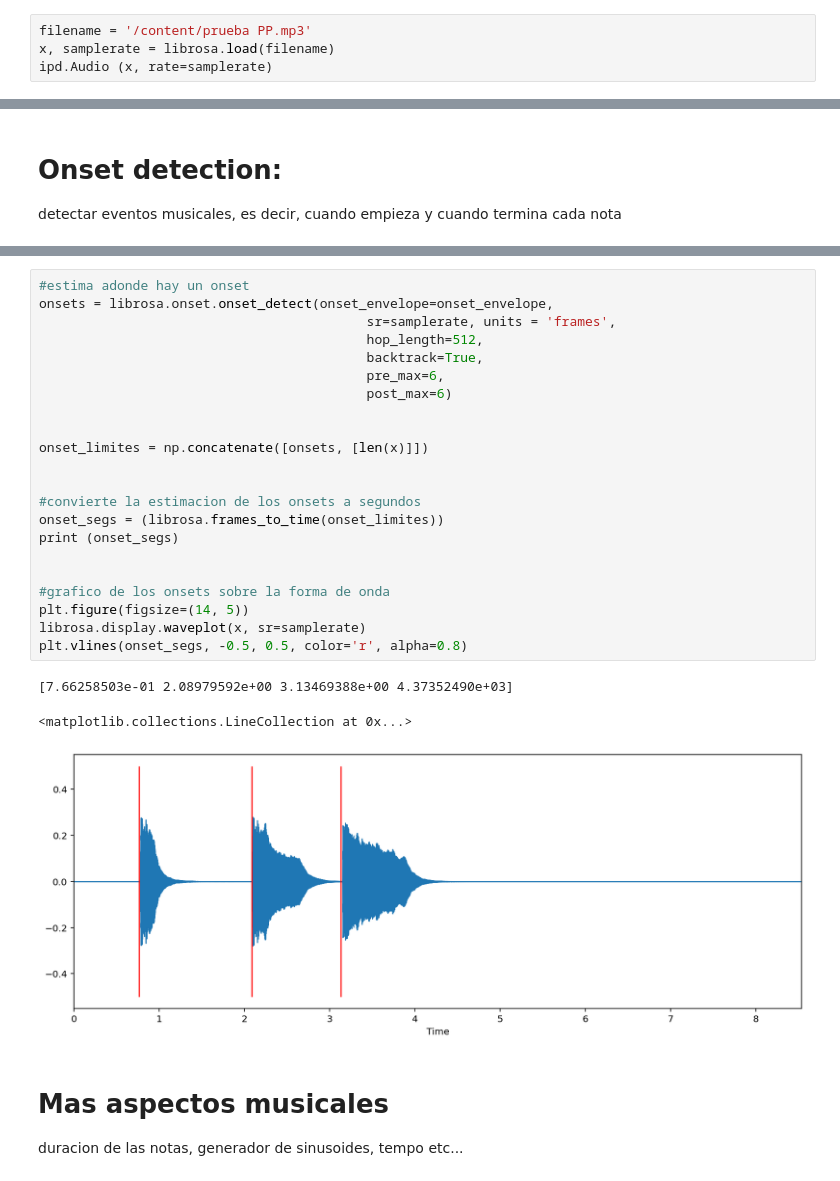
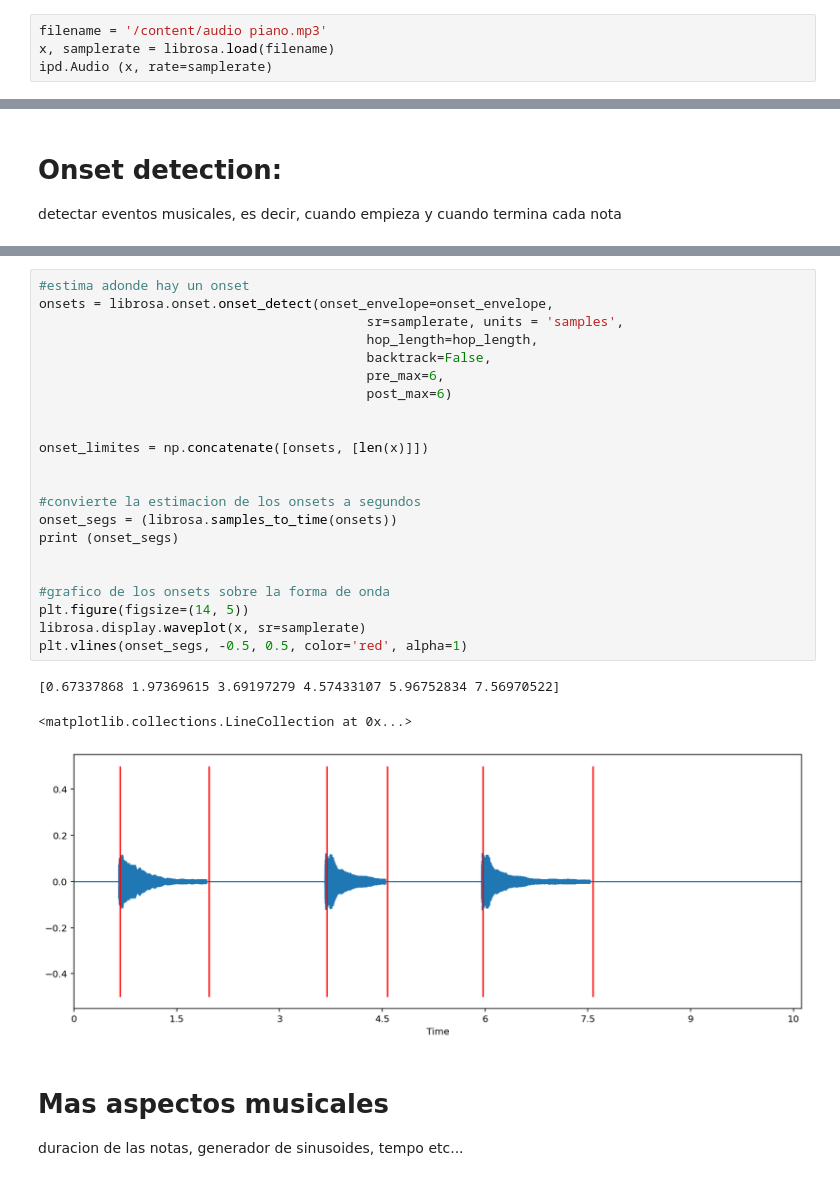
Before and after one commit to pedrogaldo/PERFECT-PITCH, a Jupyter notebook: PERFECT_PITCH.ipynb, the cells around one changed output, grey strips where cells are left out. Saved outputs shown, nothing was run; the diff lists cells and outputs as text.

```diff
--- a/PERFECT_PITCH.ipynb
+++ b/PERFECT_PITCH.ipynb
@@ -36,7 +36,7 @@ pre_post_max = 6
 # %% [markdown]
 # **Cargar audio:**
 # %%
-filename = '/content/prueba PP.mp3'
+filename = '/content/audio piano.mp3'
 x, samplerate = librosa.load(filename)
 ipd.Audio (x, rate=samplerate)
 # %% [output]
@@ -108,29 +89,29 @@ plt.xlim(0, len(onset_envelope))
 # %%
 #estima adonde hay un onset
 onsets = librosa.onset.onset_detect(onset_envelope=onset_envelope,
-                                          sr=samplerate, units = 'frames',
-                                          hop_length=512,
-                                          backtrack=True,
+                                          sr=samplerate, units = 'samples',
+                                          hop_length=hop_length,
+                                          backtrack=False,
                                           pre_max=6,
                                           post_max=6)
 
 
 onset_limites = np.concatenate([onsets, [len(x)]])
 
 
 #convierte la estimacion de los onsets a segundos
-onset_segs = (librosa.frames_to_time(onset_limites))
+onset_segs = (librosa.samples_to_time(onsets))
 print (onset_segs)
 
 
 #grafico de los onsets sobre la forma de onda
 plt.figure(figsize=(14, 5))
 librosa.display.waveplot(x, sr=samplerate)
-plt.vlines(onset_segs, -0.5, 0.5, color='r', alpha=0.8)
+plt.vlines(onset_segs, -0.5, 0.5, color='red', alpha=1)
 # %% [output]
-[7.66258503e-01 2.08979592e+00 3.13469388e+00 4.37352490e+03]
+[0.67337868 1.97369615 3.69197279 4.57433107 5.96752834 7.56970522]
 <matplotlib.collections.LineCollection at 0x...>
-[figure, old version]
+[figure, new version]
 # %% [markdown]
 # **Mas aspectos musicales**
 duracion de las notas, generador de sinusoides, tempo etc...
```
Also changed, not shown: parts of 18 cells of this notebook.
